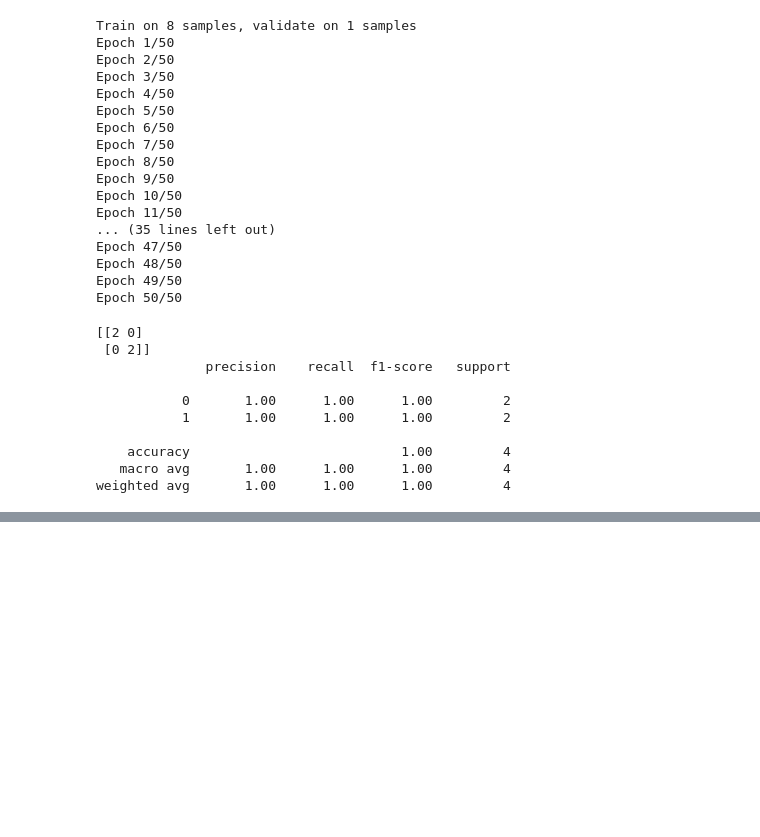
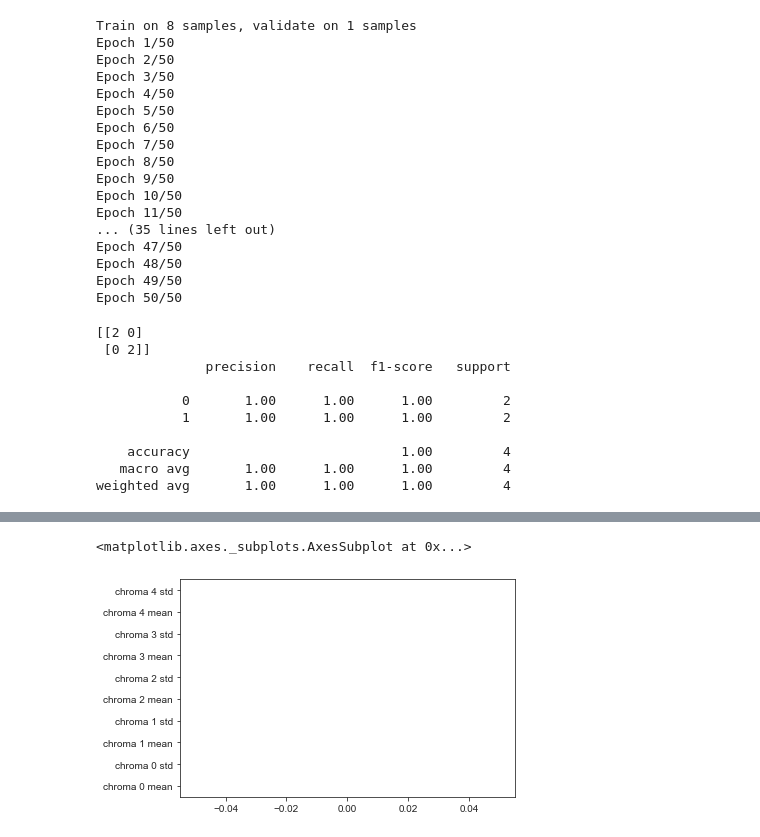
Before and after one commit to mohankrishna12/audio-feature-extraction, a Jupyter notebook: audio-ml-extraction.ipynb, the cells around one changed output, grey strips where cells are left out. Saved outputs shown, nothing was run; the diff lists cells and outputs as text; code cells hidden in the pictures; blank space fills up the shorter version.

```diff
--- a/audio-ml-extraction.ipynb
+++ b/audio-ml-extraction.ipynb
@@ -1013,0 +1268,20 @@ weighted avg       1.00      1.00      1.00         4
+# %%
+from sklearn.feature_selection import SelectFromModel
+from lightgbm import LGBMClassifier
+
+# hm... why is everything 0?
+
+lgbc = LGBMClassifier(n_estimators=500, learning_rate=0.05, num_leaves=32, colsample_bytree=0.2,
+            reg_alpha=3, reg_lambda=1, min_split_gain=0.01, min_child_weight=40)
+lgbc.fit(X, y)
+
+lgb_selector = SelectFromModel(lgbc, max_features=10)
+lgb_selector.fit(X, y)
+lgb_support = lgb_selector.get_support()
+lgb_feature = X.loc[:,lgb_support].columns.tolist()
+
+importances = pd.Series(lgbc.feature_importances_, index=X.columns)
+importances.nlargest(10).plot(kind='barh')
+# %% [output]
+<matplotlib.axes._subplots.AxesSubplot at 0x...>
+[figure, added]
```
Also changed, not shown: parts of 26 cells of this notebook, 1 other file.
